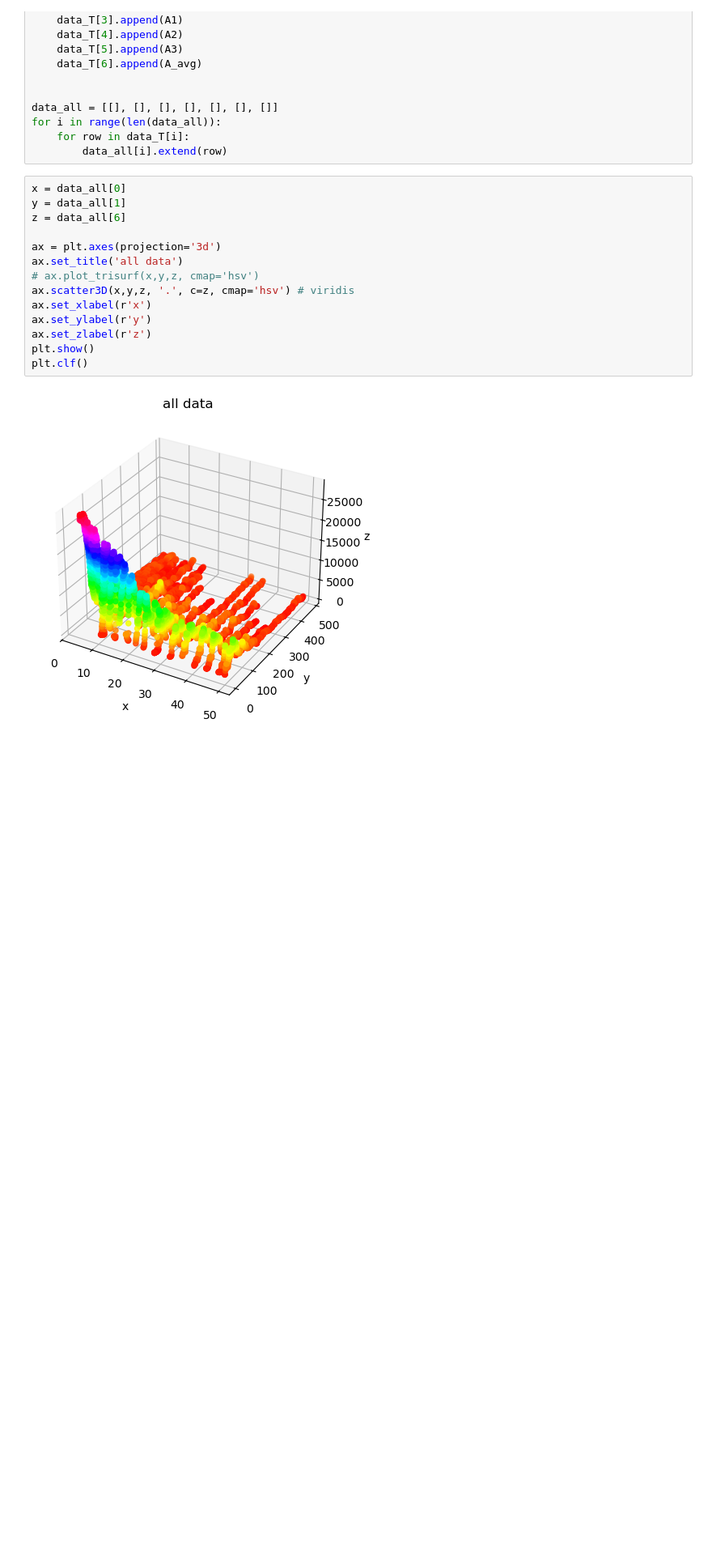
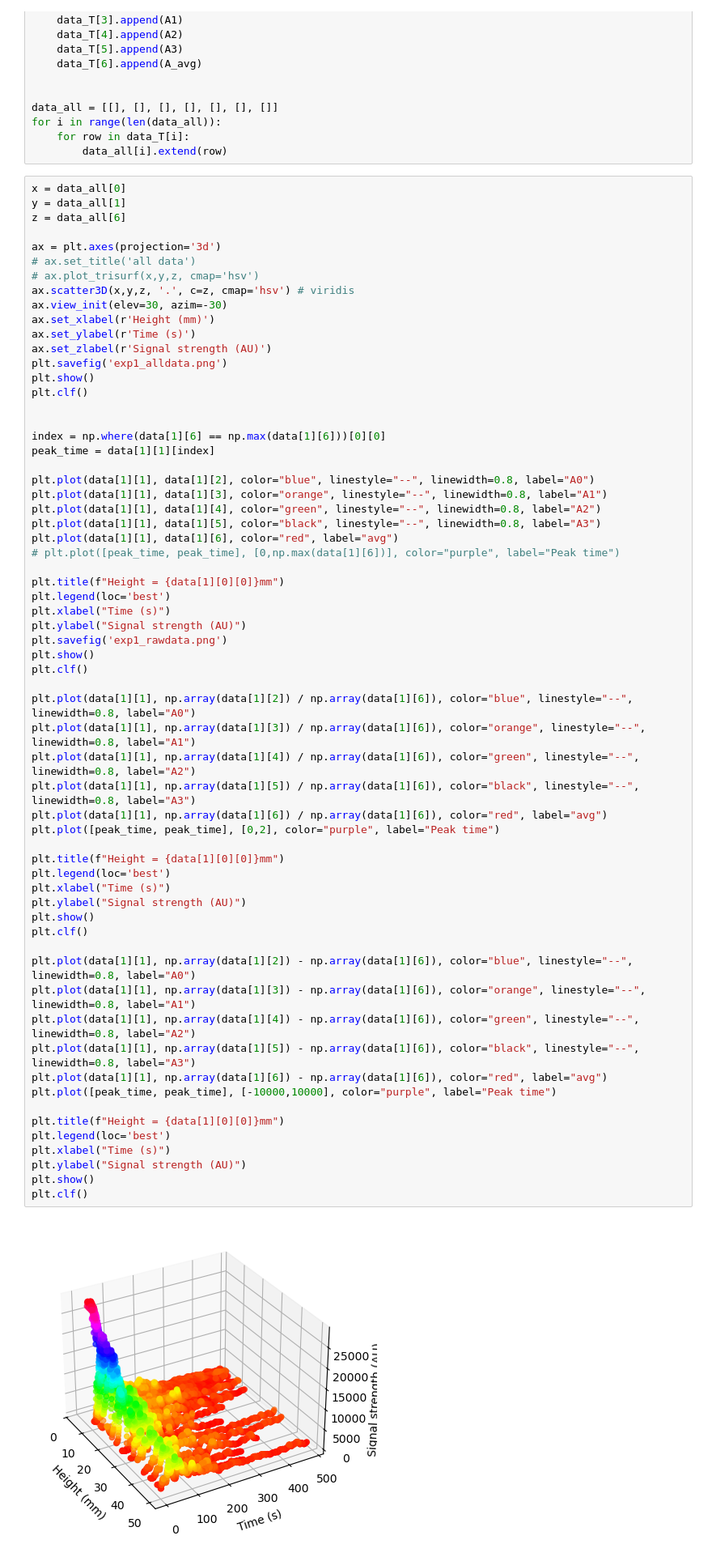
Before and after one commit to Michiel-E3/Bachelor-project, a Jupyter notebook: data-analyse experiment 1/data-analysis.ipynb, the cells around one changed output. Shown at 81% size. Cells and saved outputs as stored; diff of their text form; blank space fills up the shorter version.

Commit message:
I did more data-analysis

```diff
--- a/data-analyse experiment 1/data-analysis.ipynb
+++ b/data-analyse experiment 1/data-analysis.ipynb
@@ -55,16 +55,65 @@ for i in range(len(data_all)):
 # %%
 x = data_all[0]
 y = data_all[1]
 z = data_all[6]
 
 ax = plt.axes(projection='3d')
-ax.set_title('all data')
+# ax.set_title('all data')
 # ax.plot_trisurf(x,y,z, cmap='hsv')
 ax.scatter3D(x,y,z, '.', c=z, cmap='hsv') # viridis
-ax.set_xlabel(r'x')
-ax.set_ylabel(r'y')
-ax.set_zlabel(r'z')
+ax.view_init(elev=30, azim=-30)
+ax.set_xlabel(r'Height (mm)')
+ax.set_ylabel(r'Time (s)')
+ax.set_zlabel(r'Signal strength (AU)')
+plt.savefig('exp1_alldata.png')
 plt.show()
 plt.clf()
+
+
+index = np.where(data[1][6] == np.max(data[1][6]))[0][0]
+peak_time = data[1][1][index]
+
+plt.plot(data[1][1], data[1][2], color="blue", linestyle="--", linewidth=0.8, label="A0")
+plt.plot(data[1][1], data[1][3], color="orange", linestyle="--", linewidth=0.8, label="A1")
+plt.plot(data[1][1], data[1][4], color="green", linestyle="--", linewidth=0.8, label="A2")
+plt.plot(data[1][1], data[1][5], color="black", linestyle="--", linewidth=0.8, label="A3")
+plt.plot(data[1][1], data[1][6], color="red", label="avg")
+# plt.plot([peak_time, peak_time], [0,np.max(data[1][6])], color="purple", label="Peak time")
+
+plt.title(f"Height = {data[1][0][0]}mm")
+plt.legend(loc='best')
+plt.xlabel("Time (s)")
+plt.ylabel("Signal strength (AU)")
+plt.savefig('exp1_rawdata.png')
+plt.show()
+plt.clf()
+
+plt.plot(data[1][1], np.array(data[1][2]) / np.array(data[1][6]), color="blue", linestyle="--", linewidth=0.8, label="A0")
+plt.plot(data[1][1], np.array(data[1][3]) / np.array(data[1][6]), color="orange", linestyle="--", linewidth=0.8, label="A1")
+plt.plot(data[1][1], np.array(data[1][4]) / np.array(data[1][6]), color="green", linestyle="--", linewidth=0.8, label="A2")
+plt.plot(data[1][1], np.array(data[1][5]) / np.array(data[1][6]), color="black", linestyle="--", linewidth=0.8, label="A3")
+plt.plot(data[1][1], np.array(data[1][6]) / np.array(data[1][6]), color="red", label="avg")
+plt.plot([peak_time, peak_time], [0,2], color="purple", label="Peak time")
+
+plt.title(f"Height = {data[1][0][0]}mm")
+plt.legend(loc='best')
+plt.xlabel("Time (s)")
+plt.ylabel("Signal strength (AU)")
+plt.show()
+plt.clf()
+
+plt.plot(data[1][1], np.array(data[1][2]) - np.array(data[1][6]), color="blue", linestyle="--", linewidth=0.8, label="A0")
+plt.plot(data[1][1], np.array(data[1][3]) - np.array(data[1][6]), color="orange", linestyle="--", linewidth=0.8, label="A1")
+plt.plot(data[1][1], np.array(data[1][4]) - np.array(data[1][6]), color="green", linestyle="--", linewidth=0.8, label="A2")
+plt.plot(data[1][1], np.array(data[1][5]) - np.array(data[1][6]), color="black", linestyle="--", linewidth=0.8, label="A3")
+plt.plot(data[1][1], np.array(data[1][6]) - np.array(data[1][6]), color="red", label="avg")
+plt.plot([peak_time, peak_time], [-10000,10000], color="purple", label="Peak time")
+
+plt.title(f"Height = {data[1][0][0]}mm")
+plt.legend(loc='best')
+plt.xlabel("Time (s)")
+plt.ylabel("Signal strength (AU)")
+plt.show()
+plt.clf()
 # %% [output]
-[figure, old version]
+[figure, new version]
```
Also changed, not shown: parts of 6 cells of this notebook, 9 other files.
